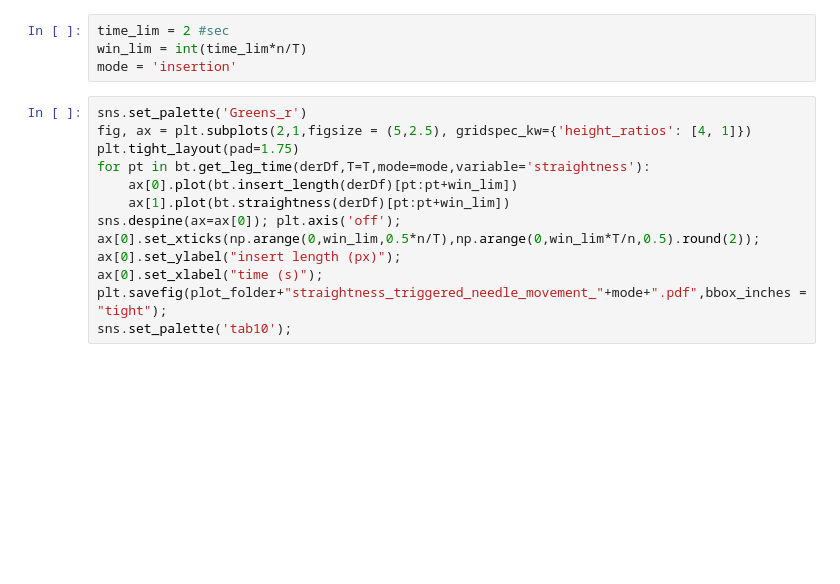
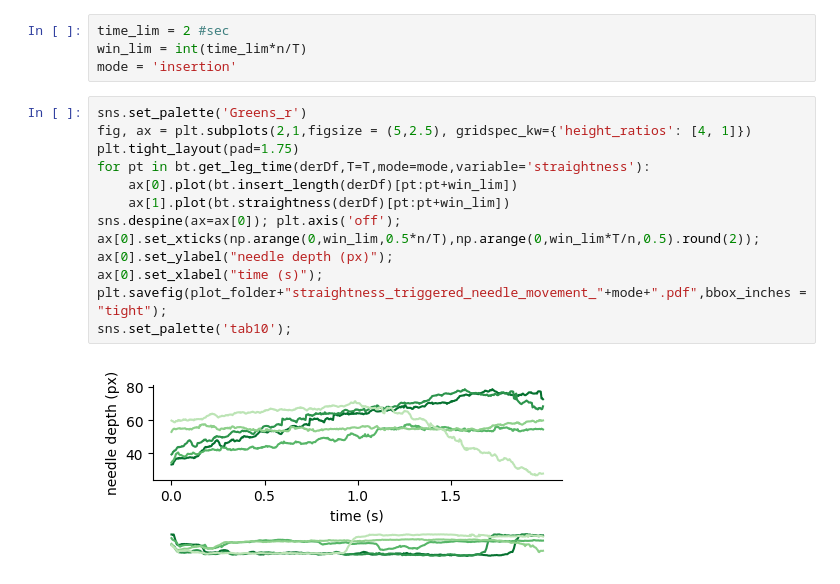
Before and after one commit to shivChitinous/bite-tracks, a Jupyter notebook: biteAnalysis.ipynb, the cells around one changed output. Saved outputs shown, nothing was run; the diff lists cells and outputs as text; blank space fills up the shorter version.

Commit message:
Update plots

```diff
--- a/biteAnalysis.ipynb
+++ b/biteAnalysis.ipynb
@@ -203,13 +203,15 @@ mode = 'insertion'
 # %%
 sns.set_palette('Greens_r')
 fig, ax = plt.subplots(2,1,figsize = (5,2.5), gridspec_kw={'height_ratios': [4, 1]})
 plt.tight_layout(pad=1.75)
 for pt in bt.get_leg_time(derDf,T=T,mode=mode,variable='straightness'):
     ax[0].plot(bt.insert_length(derDf)[pt:pt+win_lim])
     ax[1].plot(bt.straightness(derDf)[pt:pt+win_lim])
 sns.despine(ax=ax[0]); plt.axis('off');
 ax[0].set_xticks(np.arange(0,win_lim,0.5*n/T),np.arange(0,win_lim*T/n,0.5).round(2));
-ax[0].set_ylabel("insert length (px)");
+ax[0].set_ylabel("needle depth (px)");
 ax[0].set_xlabel("time (s)");
 plt.savefig(plot_folder+"straightness_triggered_needle_movement_"+mode+".pdf",bbox_inches = "tight");
 sns.set_palette('tab10');
+# %% [output]
+[figure, added]
```
Also changed, not shown: parts of 3 cells of this notebook, 10 other files.
